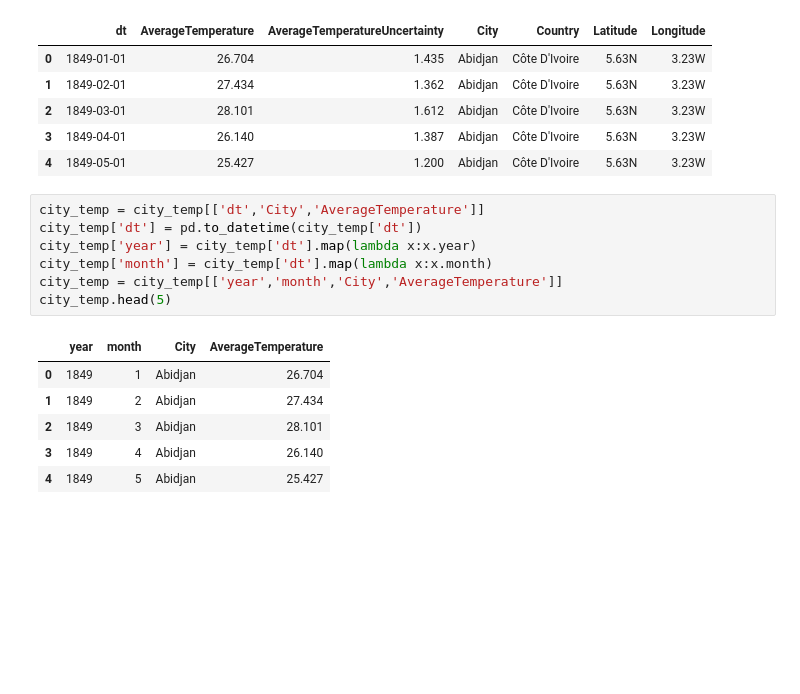
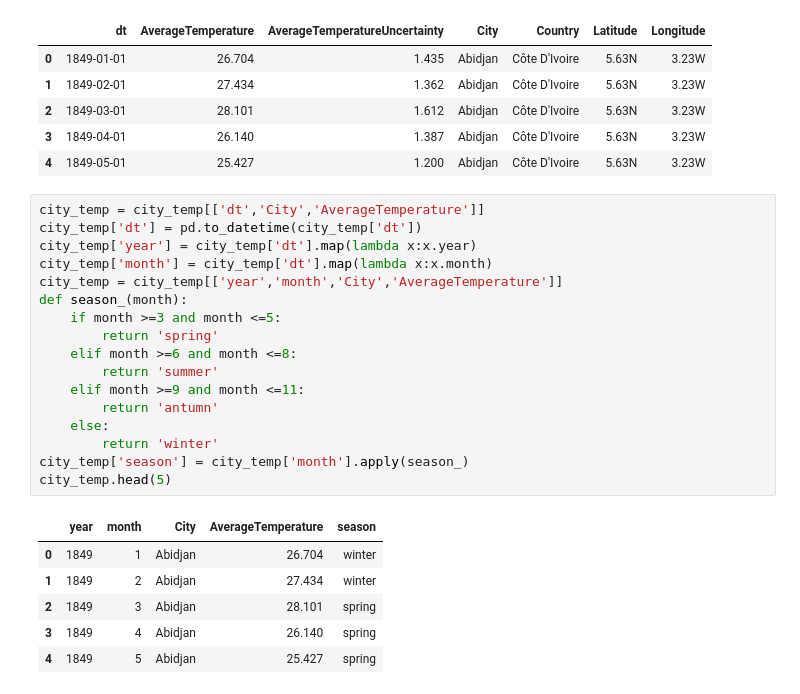
Before and after one commit to abhisharma7/Data-Science, a Jupyter notebook: Climate Change Visualizations .ipynb, the cells around one changed output. Cells and saved outputs as stored; diff of their text form; blank space fills up the shorter version.

```diff
--- a/Climate Change Visualizations .ipynb
+++ b/Climate Change Visualizations .ipynb
@@ -29,14 +29,24 @@ city_temp.head(5)
 # %%
 city_temp = city_temp[['dt','City','AverageTemperature']]
 city_temp['dt'] = pd.to_datetime(city_temp['dt'])
 city_temp['year'] = city_temp['dt'].map(lambda x:x.year)
 city_temp['month'] = city_temp['dt'].map(lambda x:x.month)
 city_temp = city_temp[['year','month','City','AverageTemperature']]
+def season_(month):
+    if month >=3 and month <=5:
+        return 'spring'
+    elif month >=6 and month <=8:
+        return 'summer'
+    elif month >=9 and month <=11:
+        return 'antumn'
+    else:
+        return 'winter'
+city_temp['season'] = city_temp['month'].apply(season_)
 city_temp.head(5)
 # %% [output]
-|  | year | month | City | AverageTemperature |
-| 0 | 1849 | 1 | Abidjan | 26.704 |
-| 1 | 1849 | 2 | Abidjan | 27.434 |
-| 2 | 1849 | 3 | Abidjan | 28.101 |
-| 3 | 1849 | 4 | Abidjan | 26.140 |
-| 4 | 1849 | 5 | Abidjan | 25.427 |
+|  | year | month | City | AverageTemperature | season |
+| 0 | 1849 | 1 | Abidjan | 26.704 | winter |
+| 1 | 1849 | 2 | Abidjan | 27.434 | winter |
+| 2 | 1849 | 3 | Abidjan | 28.101 | spring |
+| 3 | 1849 | 4 | Abidjan | 26.140 | spring |
+| 4 | 1849 | 5 | Abidjan | 25.427 | spring |
```
Also changed, not shown: parts of 1 cell of this notebook.
